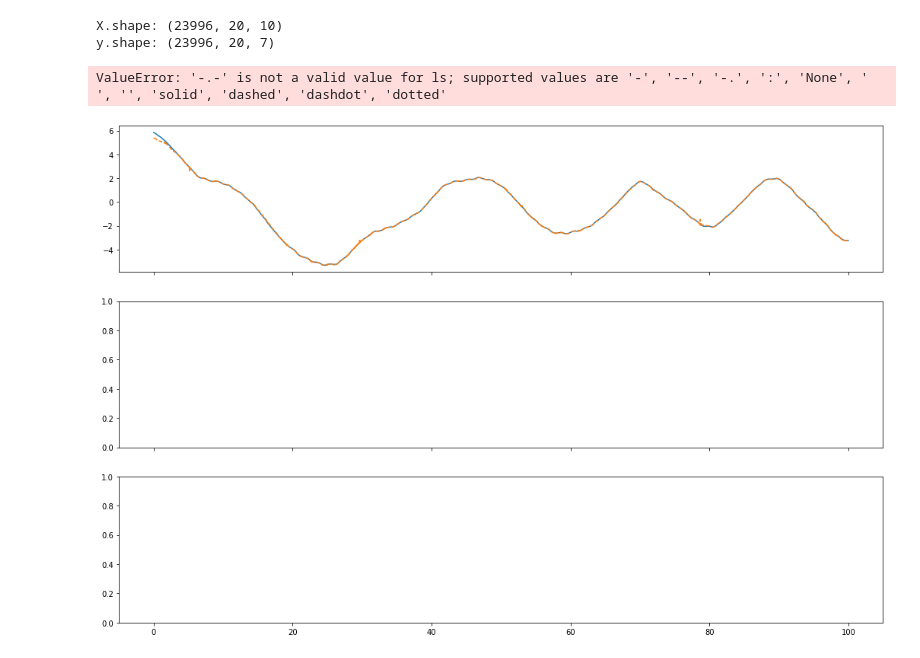
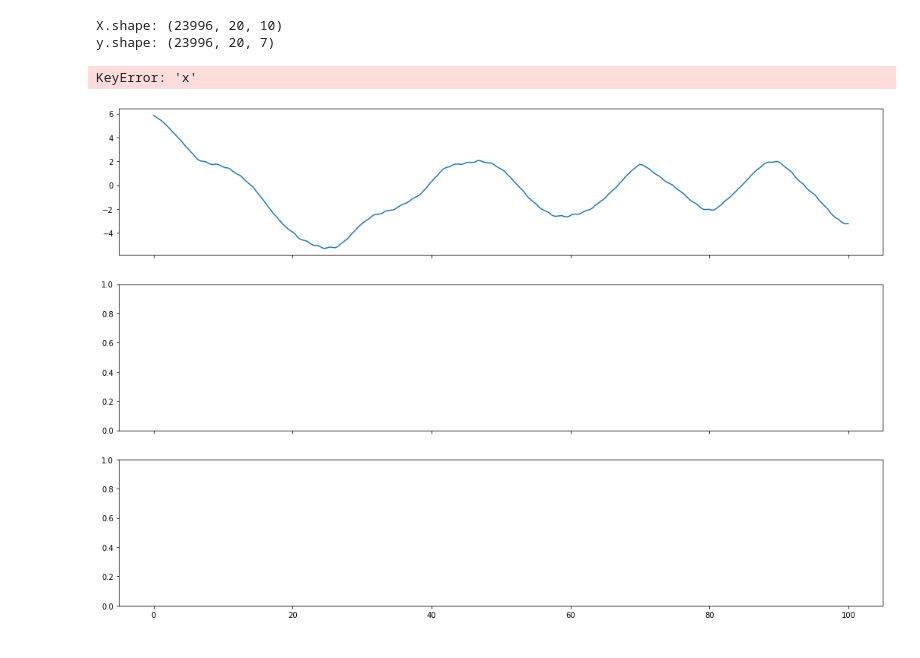
Before and after one commit to oleksa-oleksa/MasterThesis_UserPosition_6DOF, a Jupyter notebook: Development/notebooks/playground.ipynb, the cells around one changed output. Drawn from its saved outputs; the diff is of its cells as text; code cells hidden in the pictures.

```diff
--- a/Development/notebooks/playground.ipynb
+++ b/Development/notebooks/playground.ipynb
@@ -129,6 +129,7 @@ print(f"y.shape: {y.shape}")
 X.shape: (23996, 20, 10)
 y.shape: (23996, 20, 7)
 # %%
+import numpy as np
 import toml
 import os
 import pandas as pd
@@ -138,38 +139,38 @@ from matplotlib import pyplot as plt
 
 
 targets = pd.read_csv('../results/targets/targets.csv')
-predictions = pd.read_csv('../results/predictions/lstm1/hid64_epochs200_batch256_15.07_1101.csv')
+predictions = pd.read_csv('../results/predictions/lstm1/hid128_epochs200_batch128_03.08_110851.csv')
 base = pd.read_csv('../results/predictions/baseline/baseline_predictions.csv')
 # ts = np.arange(0, dataset_lengh_sec + cfg['dt'], cfg['dt'])
 ts = np.arange(0, 100 + cfg['dt'], cfg['dt'])
 
 fig, (ax1, ax2, ax3) = plt.subplots(3, 1, figsize=(18, 12), sharex=True)
 # fig, (ax1) = plt.subplots(1, 1, figsize=(18, 12), sharex=True)
 
 ax1.plot(ts, targets.loc[:len(ts) - 1, 'x'], label='target_X')
 ax1.plot(ts, predictions.loc[:len(ts) - 1, 'x'], label='pred_X', linestyle='--')
 ax1.plot(ts, base.loc[:len(ts) - 1, 'x'], label='base_X', linestyle='-.-')
 ax1.set_ylabel('meters')
 ax1.set_xlim(0, dataset_lengh_sec)
 ax1.legend(loc='upper left')
 ax1.yaxis.grid(which='major', linestyle='dotted', linewidth=1)
 #ax1.xaxis.set_major_locator(MultipleLocator(10))
 
 ax2.plot(ts, targets.loc[:len(ts) - 1, 'z'], label='target_Z')
 ax2.plot(ts, predictions.loc[:len(ts) - 1, 'z'], label='pred_Z', linestyle='--')
 ax2.set_ylabel('meters')
 ax2.set_xlim(0, dataset_lengh_sec)
 ax2.legend(loc='upper left')
 ax2.yaxis.grid(which='major', linestyle='dotted', linewidth=1)
 #ax1.xaxis.set_major_locator(MultipleLocator(10))
 
 ax3.plot(ts, targets.loc[:len(ts) - 1, 'qw'], label='target_qw')
 ax3.plot(ts, predictions.loc[:len(ts) - 1, 'qw'], label='pred_qw', linestyle='--')
 ax3.set_ylabel('meters')
 ax3.set_xlim(0, dataset_lengh_sec)
 ax3.legend(loc='upper left')
 ax3.yaxis.grid(which='major', linestyle='dotted', linewidth=1)
 #ax1.xaxis.set_major_locator(MultipleLocator(10))
 # %% [output]
-ValueError: '-.-' is not a valid value for ls; supported values are '-', '--', '-.', ':', 'None', ' ', '', 'solid', 'dashed', 'dashdot', 'dotted'
+KeyError: 'x'
-[figure, old version]
+[figure, new version]
```
Also changed, not shown: 1 other file.
